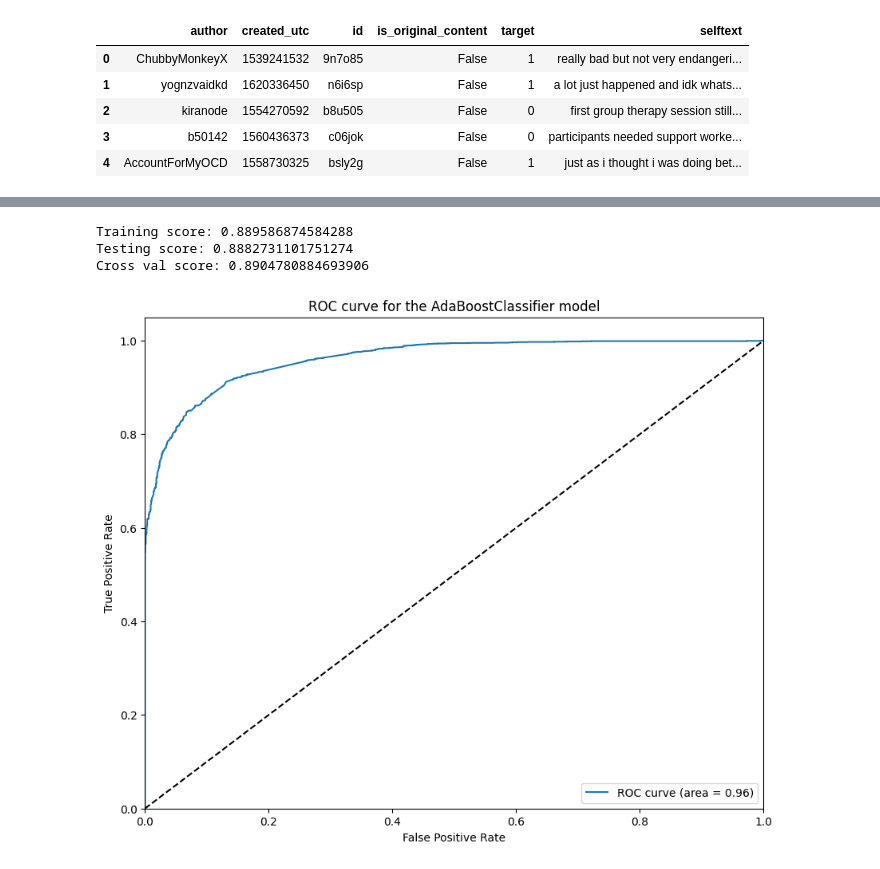
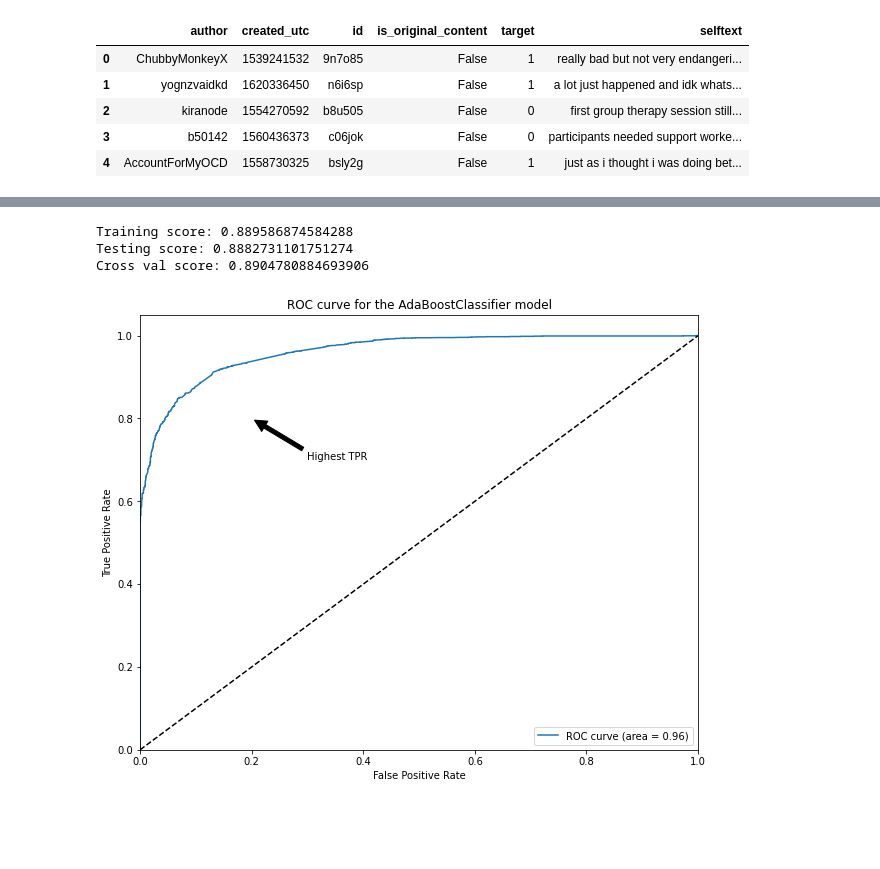
Before and after one commit to grahamwaters/Reddit-NLP-Analysis, a Jupyter notebook: notebooks/final_report.ipynb, the cells around one changed output, grey strips where cells are left out. Drawn from its saved outputs; the diff is of its cells as text; code cells hidden in the pictures; blank space fills up the shorter version.

Commit message:
adds roc curve multiplot from final_report.ipynb fills for novelai.md

```diff
--- a/notebooks/final_report.ipynb
+++ b/notebooks/final_report.ipynb
@@ -595,34 +595,37 @@ ada.fit(X_train, y_train)
 # score the model
 print(f'Training score: {ada.score(X_train, y_train)}')
 print(f'Testing score: {ada.score(X_test, y_test)}')
 print(f'Cross val score: {cross_val_score(ada, X, y, cv=5).mean()}')
 # ROC curve for the AdaBoostClassifier model
 # predict the probabilities
 y_pred_proba = ada.predict_proba(X_test)[:,1]
 # calculate the false positive rate and true positive rate
 fpr, tpr, thresholds = roc_curve(y_test, y_pred_proba)
 # calculate the area under the curve
 roc_auc = auc(fpr, tpr)
 # plot the ROC curve
 plt.figure(figsize=(10,8))
 plt.plot(fpr, tpr, label=f'ROC curve (area = {roc_auc:.2f})')
 plt.plot([0, 1], [0, 1], 'k--')
 plt.xlim([0.0, 1.0])
 plt.ylim([0.0, 1.05])
 plt.xlabel('False Positive Rate')
 plt.ylabel('True Positive Rate')
 plt.title('ROC curve for the AdaBoostClassifier model')
 plt.legend(loc="lower right")
 # save the model to a pickle file for use
 pickle.dump(ada, open('../models/adaboost.pkl', 'wb'))
 # save the plot to a png file in the images folder
+plt.annotate('Highest TPR', xy=(0.2, 0.8), xytext=(0.3, 0.7),
+                arrowprops=dict(facecolor='black', shrink=0.05),
+                )
 plt.savefig('../images/adaboost.png')
 plt.show();
 # %% [output]
 Training score: 0.889586874584288
 Testing score: 0.8882731101751274
 Cross val score: 0.8904780884693906
-[figure, old version]
+[figure, new version]
 # %%
 # GradientBoostingClassifier
 from sklearn.ensemble import GradientBoostingClassifier
```
Also changed, not shown: parts of 7 cells of this notebook, 11 other files.
